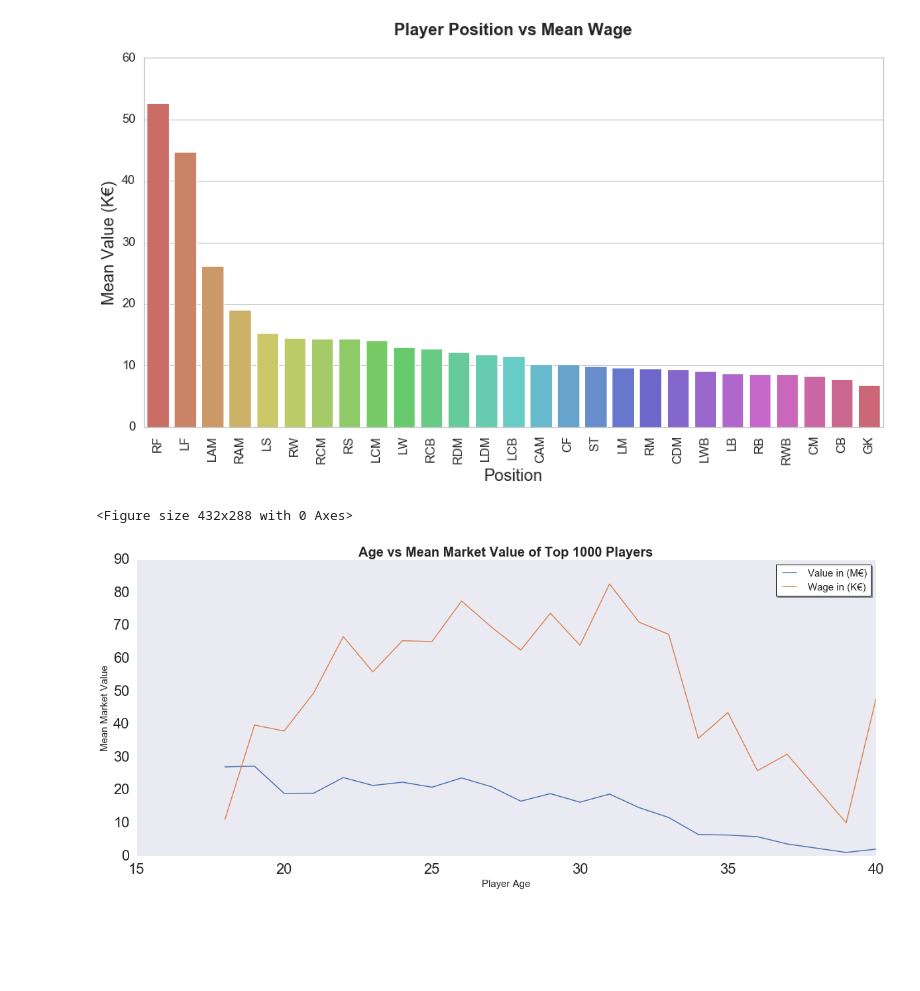
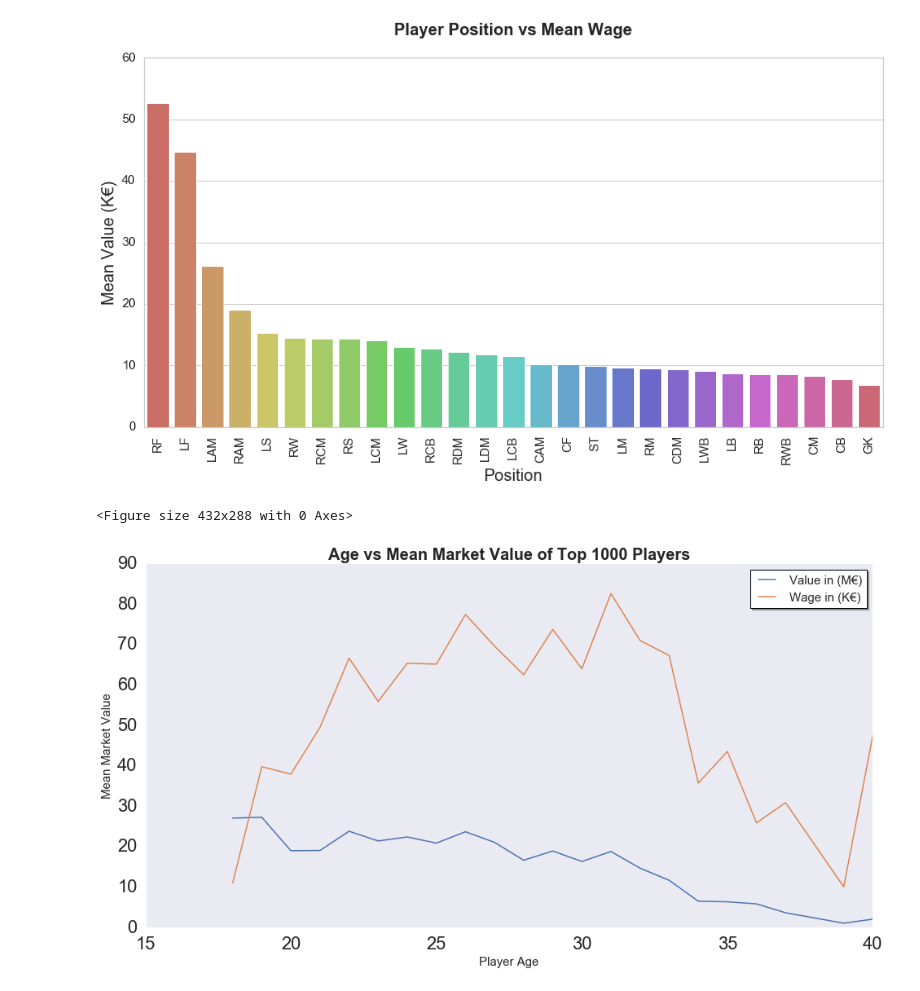
Before and after one commit to AustinYanghc/Python-ILP, a Jupyter notebook: FIFA 19.ipynb, the cells around one changed output. Saved outputs shown, nothing was run; the diff lists cells and outputs as text; code cells hidden in the pictures; blank space fills up the shorter version.

```diff
--- a/FIFA 19.ipynb
+++ b/FIFA 19.ipynb
@@ -347,15 +347,15 @@ top1000_age2 = top1000w['Age'].values
 top1000_wage = top1000w['Wage'].values
 # %%
 plt.figure()
-plt.figure(figsize=(20,8))
+plt.figure(figsize=(16,8))
 plt.title('Age vs Mean Market Value of Top 1000 Players', fontsize=20, fontweight='bold')
 plt.xlabel('Player Age', fontsize=15)
 plt.ylabel('Mean Market Value', fontsize=15)
 sns.set_style("dark")
 plt.plot(top1000_age1, top1000_value, label="Value in (M€)")
 plt.plot(top1000_age2, top1000_wage, label="Wage in (K€)")
 plt.legend(loc=1, prop={'size': 15}, frameon=True,shadow=True, facecolor="white", edgecolor="black")
 plt.show()
 # %% [output]
 <Figure size 432x288 with 0 Axes>
-[figure, old version]
+[figure, new version]
```
Also changed, not shown: 6 other files.
